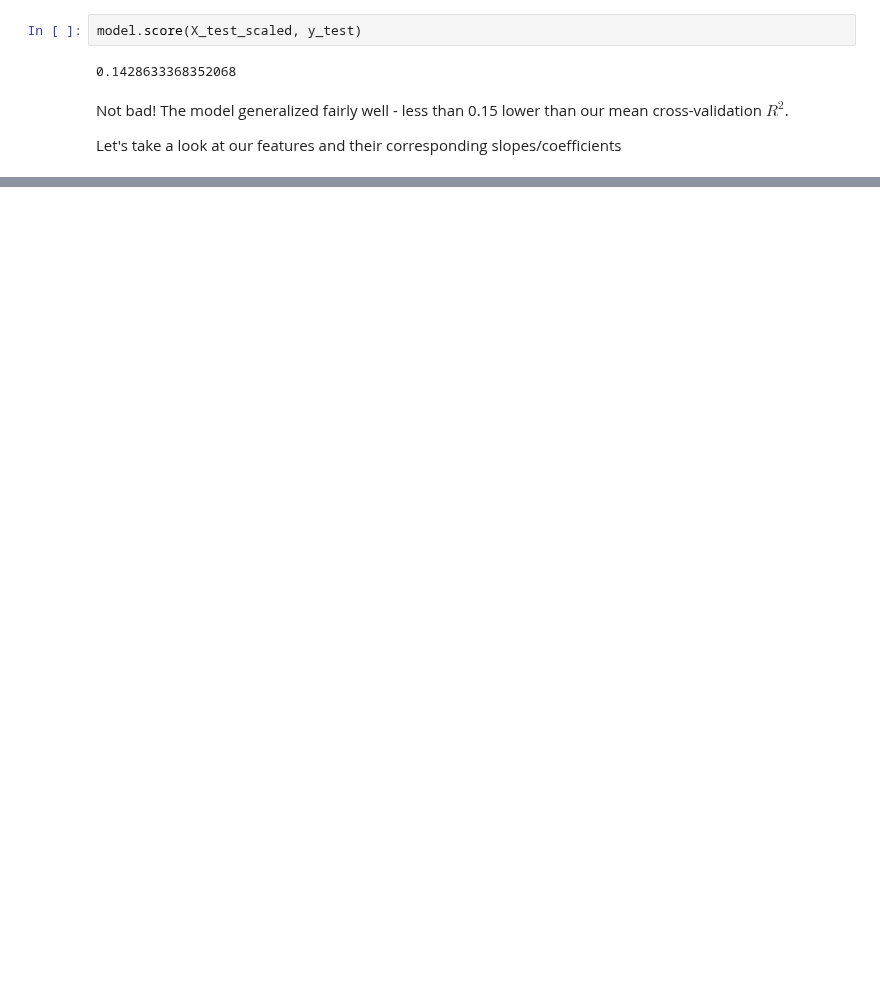
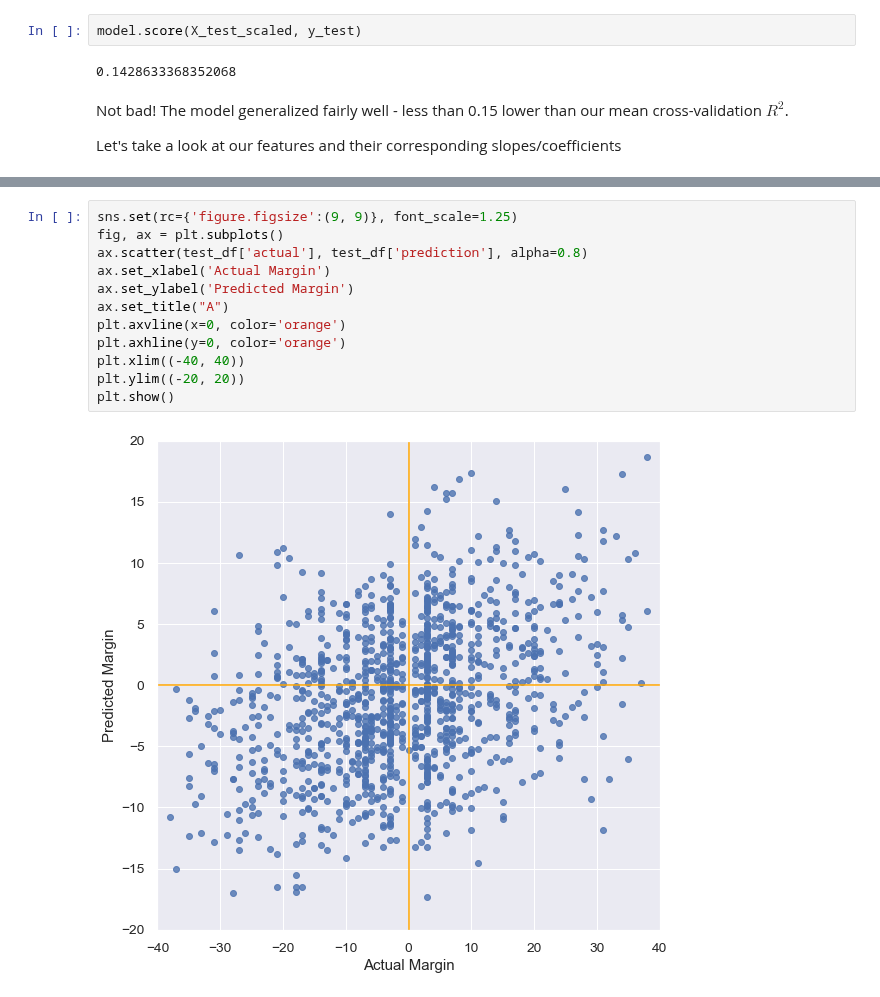
Before and after one commit to edubu2/metis-project2, a Jupyter notebook: code/final_modeling.ipynb, the cells around one changed output, grey strips where cells are left out. Saved outputs shown, nothing was run; the diff lists cells and outputs as text; blank space fills up the shorter version.

```diff
--- a/code/final_modeling.ipynb
+++ b/code/final_modeling.ipynb
@@ -270,0 +258,14 @@ TypeError: 'tuple' object is not callable
+# %%
+sns.set(rc={'figure.figsize':(9, 9)}, font_scale=1.25)
+fig, ax = plt.subplots()
+ax.scatter(test_df['actual'], test_df['prediction'], alpha=0.8)
+ax.set_xlabel('Actual Margin')
+ax.set_ylabel('Predicted Margin')
+ax.set_title("A")
+plt.axvline(x=0, color='orange')
+plt.axhline(y=0, color='orange')
+plt.xlim((-40, 40))
+plt.ylim((-20, 20))
+plt.show()
+# %% [output]
+[figure, added]
```
Also changed, not shown: parts of 18 cells of this notebook.
